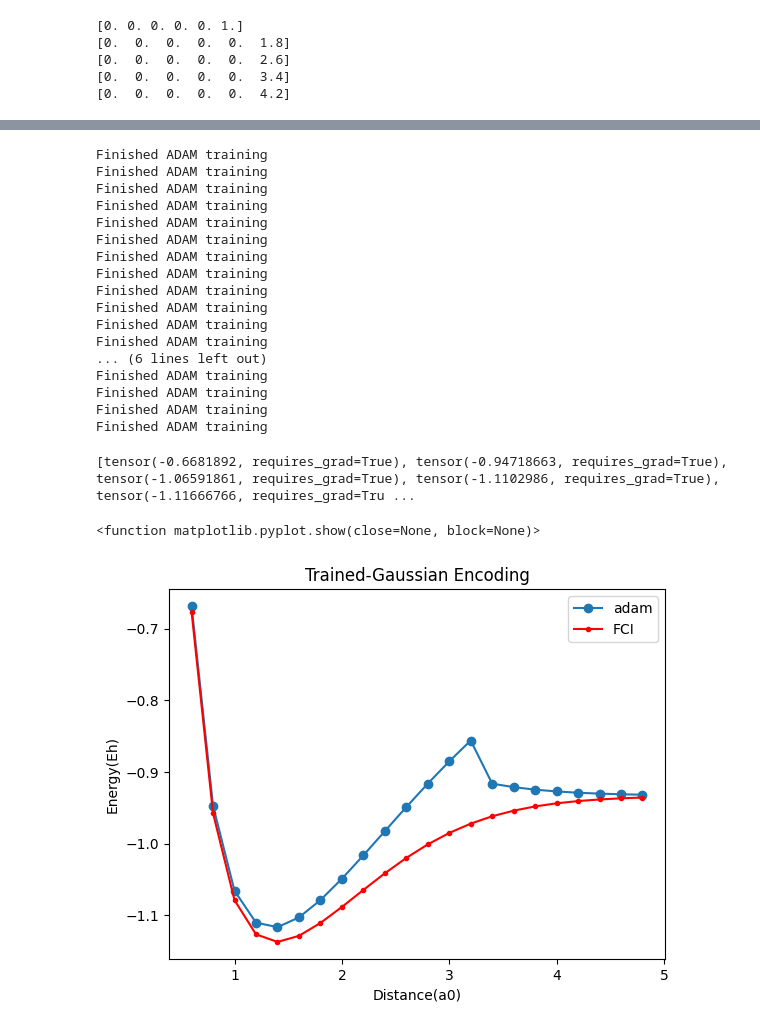
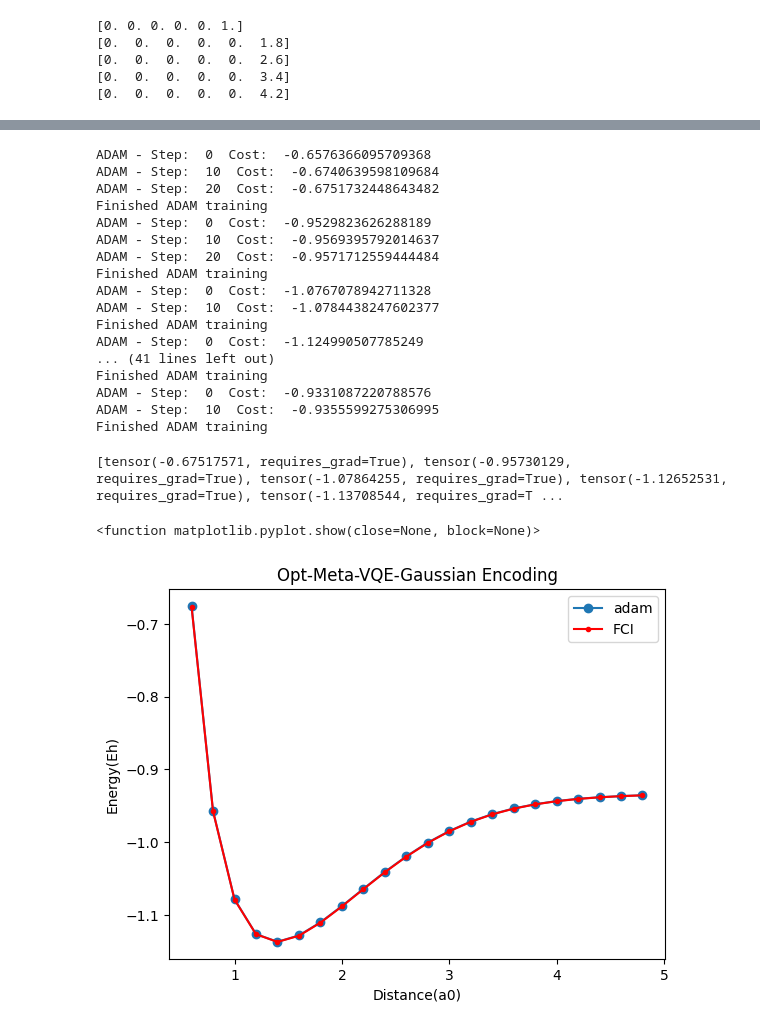
Before and after one commit to sergioandrescs/meta-VQE-pennylane, a Jupyter notebook: meta_VQE_pennylane_catalyst_symplified_two_design.ipynb, the cells around one changed output, grey strips where cells are left out. Saved outputs shown, nothing was run; the diff lists cells and outputs as text; code cells hidden in the pictures.

```diff
--- a/meta_VQE_pennylane_catalyst_symplified_two_design.ipynb
+++ b/meta_VQE_pennylane_catalyst_symplified_two_design.ipynb
@@ -38,7 +38,7 @@ hamiltonian, qubits = qml.qchem.molecular_hamiltonian(
     method="pyscf",
 )
 
-LAYERS = 1
+LAYERS = 4
 WIRES = qubits
 
 ## https://docs.pennylane.ai/projects/catalyst/en/latest/code/api/catalyst.grad.html - ["fd", "ps", "adj"]
@@ -60,9 +60,11 @@ ENCODER = 2
 
 shared_dev = qml.device("lightning.qubit", wires=WIRES)
 
-train_points = [1.0,1.8,2.6,3.4,4.2]
+train_points_indexes = [2,6,10,14,18]
 
 test_points = np.arange(0.6,5,0.2)
+
+train_points = np.array([test_points[i] for i in train_points_indexes])
 
 test_hamiltonians = []
 
@@ -76,3 +78,6 @@ for d in test_points:
     )
 
     test_hamiltonians.append(hamiltonian)
+
+print("===== TRAIN POINTS =====")
+print(train_points)
@@ -506,41 +526,41 @@ for count, d in enumerate(test_points):
             encoded_params = gaussian_encoding(TRAINING_ENERGIES[k]["trained_meta_vars"][-1], d)
 
 
-    res_demon_adam = minimize(simplified_two_design, encoded_params, method = ham_adam, options = {'hamiltonian':test_hamiltonians[count], 'maxiter': 200, 'tol':1e-5, 'demon':True,'adamax':True, 'verbose':False})
+    res_demon_adam = minimize(simplified_two_design, encoded_params, method = ham_adam, options = {'hamiltonian':test_hamiltonians[count], 'maxiter': 200, 'tol':1e-5, 'demon':True,'adamax':True, 'verbose':True})
     opt_energies.append(res_demon_adam.fun)
 # %% [output]
+ADAM - Step:  0  Cost:  -0.6576366095709368
+ADAM - Step:  10  Cost:  -0.6740639598109684
+ADAM - Step:  20  Cost:  -0.6751732448643482
 Finished ADAM training
+ADAM - Step:  0  Cost:  -0.9529823626288189
+ADAM - Step:  10  Cost:  -0.9569395792014637
+ADAM - Step:  20  Cost:  -0.9571712559444484
 Finished ADAM training
+ADAM - Step:  0  Cost:  -1.0767078942711328
+ADAM - Step:  10  Cost:  -1.0784438247602377
 Finished ADAM training
+ADAM - Step:  0  Cost:  -1.124990507785249
+... (41 lines left out)
 Finished ADAM training
+ADAM - Step:  0  Cost:  -0.9331087220788576
+ADAM - Step:  10  Cost:  -0.9355599275306995
 Finished ADAM training
-Finished ADAM training
-Finished ADAM training
-Finished ADAM training
-Finished ADAM training
-Finished ADAM training
-Finished ADAM training
-Finished ADAM training
-... (6 lines left out)
-Finished ADAM training
-Finished ADAM training
-Finished ADAM training
-Finished ADAM training
 # %%
 opt_adam_energies = [energy[-1] for energy in opt_energies]
 print(opt_adam_energies)
 # %% [output]
-[tensor(-0.6681892, requires_grad=True), tensor(-0.94718663, requires_grad=True), tensor(-1.06591861, requires_grad=True), tensor(-1.1102986, requires_grad=True), tensor(-1.11666766, requires_grad=Tru ...
+[tensor(-0.67517571, requires_grad=True), tensor(-0.95730129, requires_grad=True), tensor(-1.07864255, requires_grad=True), tensor(-1.12652531, requires_grad=True), tensor(-1.13708544, requires_grad=T ...
 # %%
 plt.plot(test_points, opt_adam_energies, label="adam", marker='o')
 plt.plot(test_points, fci_energies, label="FCI", marker='.', color="r")
 
 
 plt.legend()
-plt.title('Trained-Gaussian Encoding')
+plt.title('Opt-Meta-VQE-Gaussian Encoding')
 plt.xlabel('Distance(a0)')
 plt.ylabel('Energy(Eh)')
 plt.show
 # %% [output]
 <function matplotlib.pyplot.show(close=None, block=None)>
-[figure, old version]
+[figure, new version]
```
Also changed, not shown: parts of 9 cells of this notebook, 1 other file.
